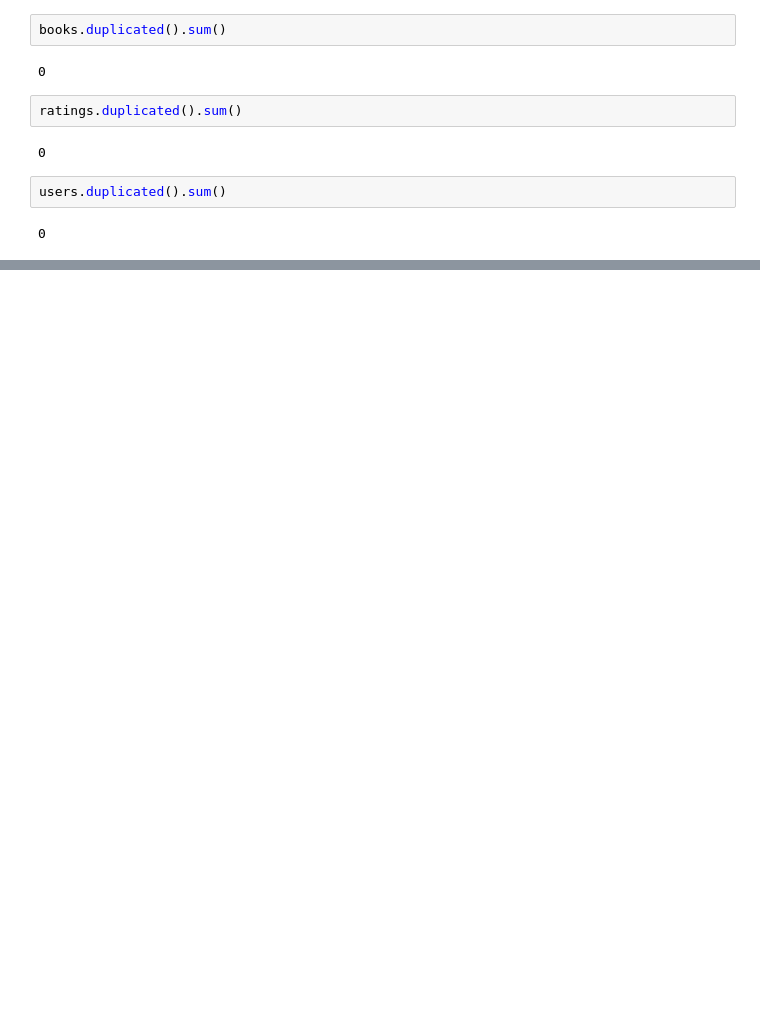
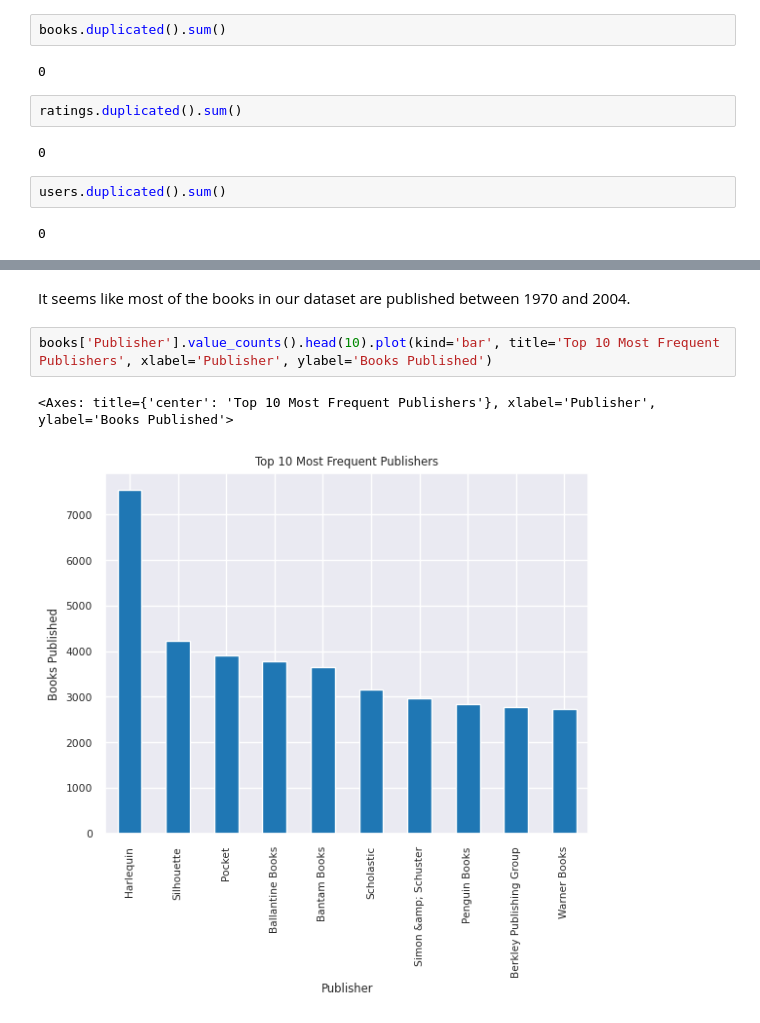
Before and after one commit to M-Awwab-Khan/collaborative-filtering-based-book-recommender-application, a Jupyter notebook: collaborative_filtering_book_recommender.ipynb, the cells around one changed output, grey strips where cells are left out. Cells and saved outputs as stored; diff of their text form; blank space fills up the shorter version.

```diff
--- a/collaborative_filtering_book_recommender.ipynb
+++ b/collaborative_filtering_book_recommender.ipynb
@@ -82,0 +190,7 @@ users.duplicated().sum()
+# %% [markdown]
+It seems like most of the books in our dataset are published between 1970 and 2004.
+# %%
+books['Publisher'].value_counts().head(10).plot(kind='bar', title='Top 10 Most Frequent Publishers', xlabel='Publisher', ylabel='Books Published')
+# %% [output]
+<Axes: title={'center': 'Top 10 Most Frequent Publishers'}, xlabel='Publisher', ylabel='Books Published'>
+[figure, added]
```
Also changed, not shown: parts of 29 cells of this notebook.
